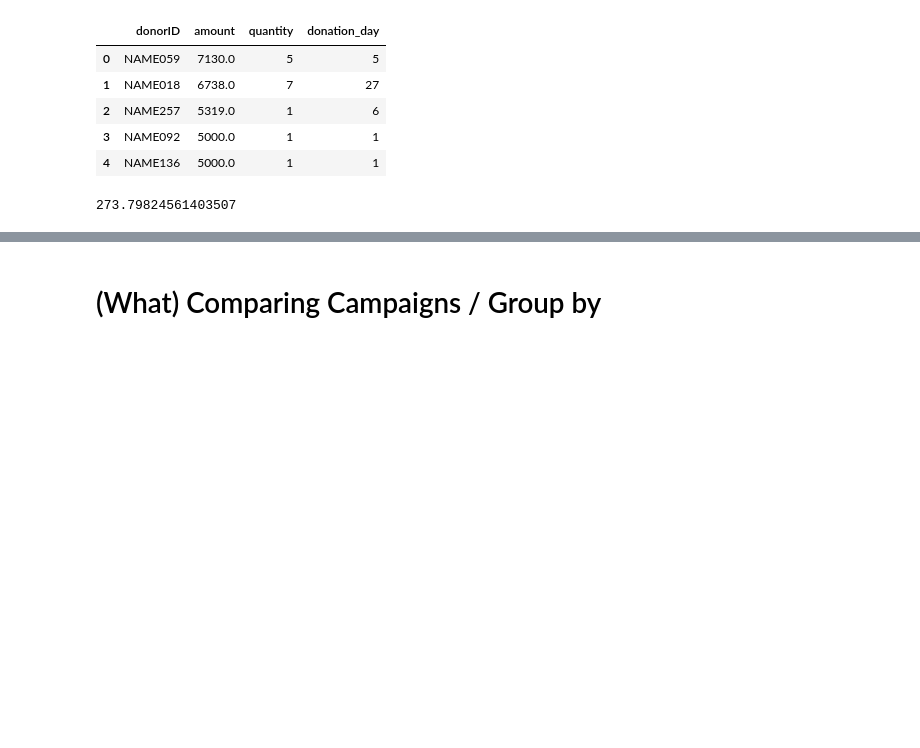
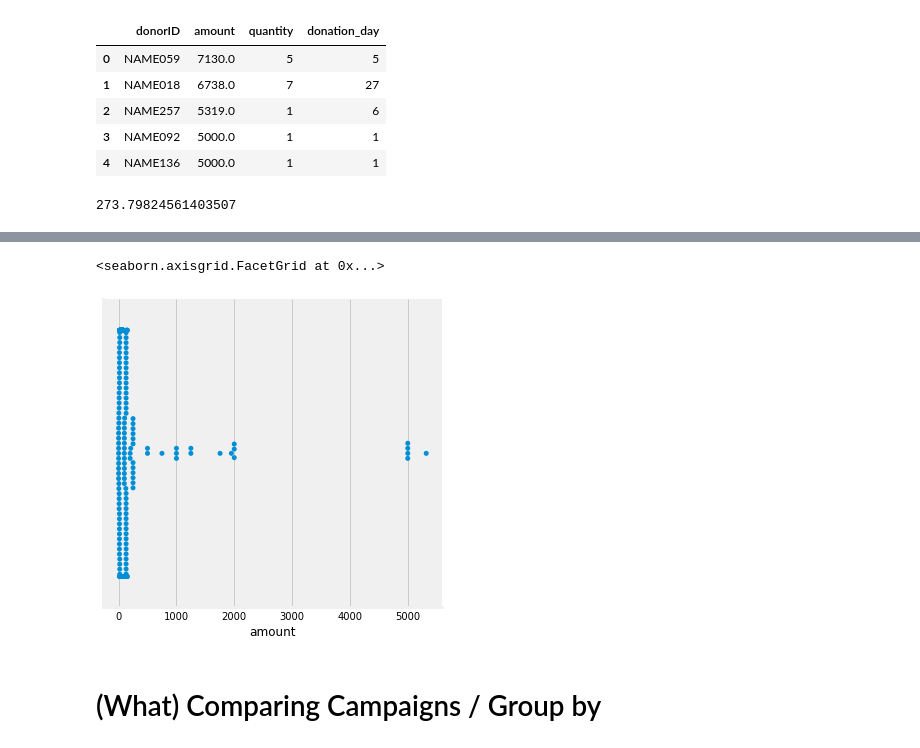
Before and after one commit to wcrowley342/Donordata, a Jupyter notebook: Donation_Data_Analysis.ipynb, the cells around one changed output, grey strips where cells are left out. Cells and saved outputs as stored; diff of their text form; code cells hidden in the pictures; blank space fills up the shorter version.

```diff
--- a/Donation_Data_Analysis.ipynb
+++ b/Donation_Data_Analysis.ipynb
@@ -370,3 +379,8 @@ avg_total_donations_value
+# %%
+sns.catplot(x="amount", kind="swarm", data=donations)
+# %% [output]
+<seaborn.axisgrid.FacetGrid at 0x...>
+[figure, added]
 # %% [markdown]
 # (What) Comparing Campaigns / Group by
 # %%
```
Also changed, not shown: parts of 1 cell of this notebook.
